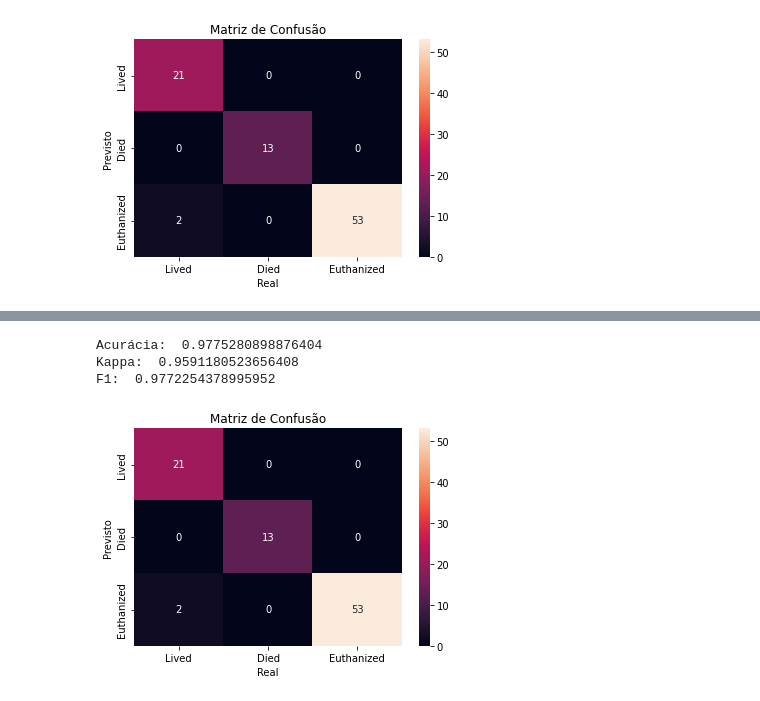
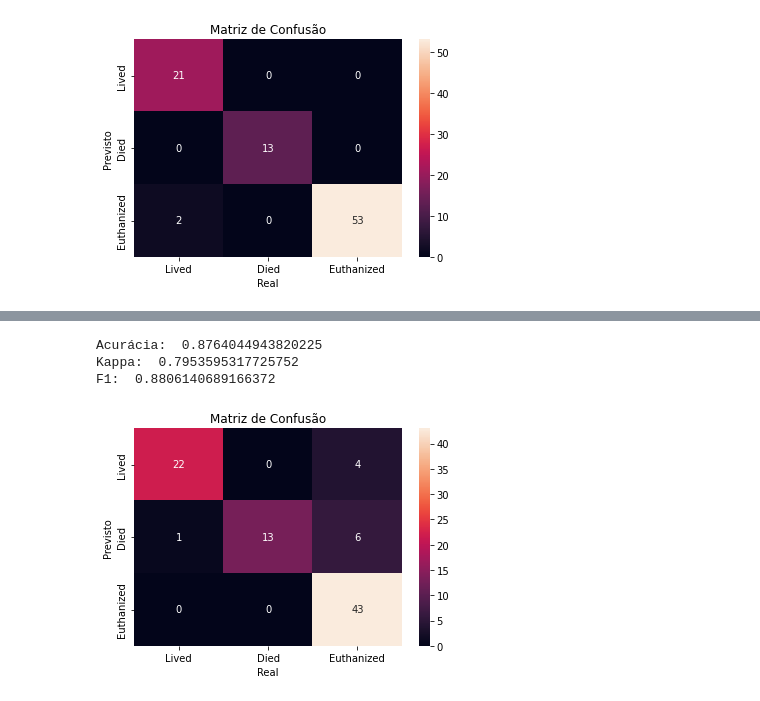
Before and after one commit to victorgrrtj/dmwork, a Jupyter notebook: Horse.ipynb, the cells around one changed output, grey strips where cells are left out. Cells and saved outputs as stored; diff of their text form; code cells hidden in the pictures.

```diff
--- a/Horse.ipynb
+++ b/Horse.ipynb
@@ -516,10 +623,6 @@ F1:  0.7958733401430031
 # %%
 ## Decision Tree, RandomOverSampler
 
-ros = RandomOverSampler(random_state=1)
-
-# Append classifier to preprocessing pipeline.
-# Now we have a full prediction pipeline.
 clf_tree = Pipe(steps=[
                       ('preprocessor', preprocessor),
                       ('ros', ros),
@@ -660,13 +827,0 @@ F1:  0.7613291850036807
-# %%
-#RF com OverSampler
-
-ros = RandomOverSampler(random_state=1)
-# Append classifier to preprocessing pipeline.
-# Now we have a full prediction pipeline.
-clf = Pipe(steps=[
-                      ('preprocessor', preprocessor),
-                      ('ros', ros),
-                      ('classifier', RandomForestClassifier(min_samples_leaf=5, random_state=1))])
-
-clf.fit(X_train, y_train)
-predict_and_evaluate(X_test, y_test)
@@ -719,0 +873,10 @@ F1:  0.9772254378995952
+# %%
+#KNN com UnderSampler
+
+clf = Pipe(steps=[
+                      ('preprocessor', preprocessor),
+                      ('rus', rus),
+                      ('classifier', KNeighborsClassifier())])
+
+clf.fit(X_train, y_train)
+predict_and_evaluate(X_test, y_test)
@@ -719,0 +888,9 @@ F1:  0.9772254378995952
+# %%
+#KNN sem Balanceamento
+
+clf = Pipe(steps=[
+                      ('preprocessor', preprocessor),
+                      ('classifier', KNeighborsClassifier())])
+
+clf.fit(X_train, y_train)
+predict_and_evaluate(X_test, y_test)
@@ -720,18 +902,15 @@ F1:  0.9772254378995952
 # %%
-#RF com melhores parâmetros e OverSampler
+#KNN com OverSampler
 
-ros = RandomOverSampler(random_state=1)
-# Append classifier to preprocessing pipeline.
-# Now we have a full prediction pipeline.
 clf = Pipe(steps=[
                       ('preprocessor', preprocessor),
                       ('ros', ros),
-                      ('classifier', RandomForestClassifier(max_features=11, n_estimators=50, random_state=1))])
+                      ('classifier', KNeighborsClassifier())])
 
 clf.fit(X_train, y_train)
 predict_and_evaluate(X_test, y_test)
 # %% [output]
-Acurácia:  0.9775280898876404
-Kappa:  0.9591180523656408
-F1:  0.9772254378995952
+Acurácia:  0.8764044943820225
+Kappa:  0.7953595317725752
+F1:  0.8806140689166372
-[figure, old version]
+[figure, new version]
```
Also changed, not shown: parts of 67 cells of this notebook.
